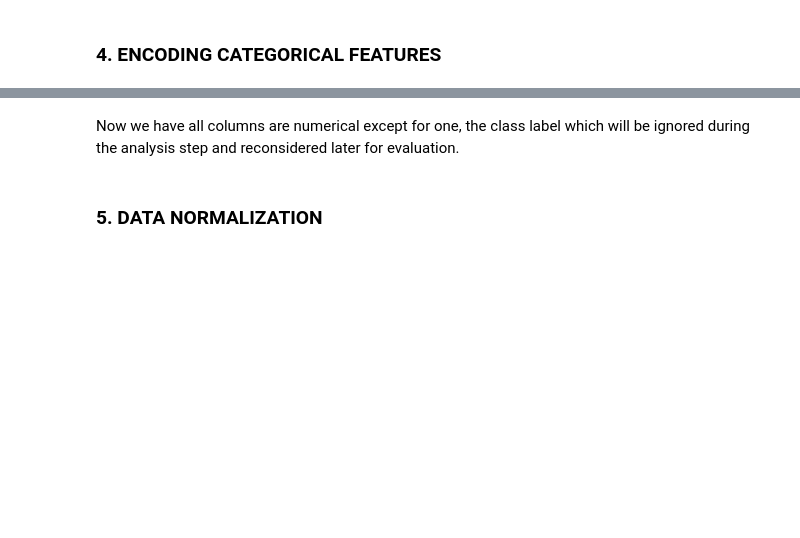
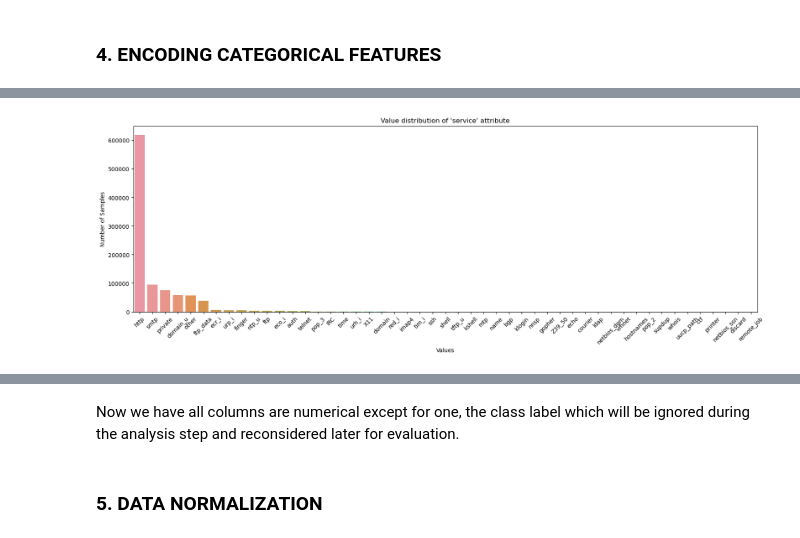
Before and after one commit to sinanw/ml-clustering-intrusion-detection, a Jupyter notebook: notebooks/2-data-preprocessing.ipynb, the cells around one changed output, grey strips where cells are left out. Drawn from its saved outputs; the diff is of its cells as text; code cells hidden in the pictures; blank space fills up the shorter version.

```diff
--- a/notebooks/2-data-preprocessing.ipynb
+++ b/notebooks/2-data-preprocessing.ipynb
@@ -77,0 +99,11 @@ Feature flag has 11 unique values.
+# %%
+# Plot the value distribution of "service" attribute
+plt.figure(figsize=(20,6))
+service_plot = sns.countplot(data=data, x="service", order=data["service"].value_counts().index)
+service_plot.set_xticklabels(service_plot.get_xticklabels(), rotation=45)
+plt.title("Value distribution of 'service' attribute")
+plt.xlabel("Values")
+plt.ylabel("Number of Samples")
+plt.show()
+# %% [output]
+[figure, added]
```
Also changed, not shown: parts of 24 cells of this notebook.
